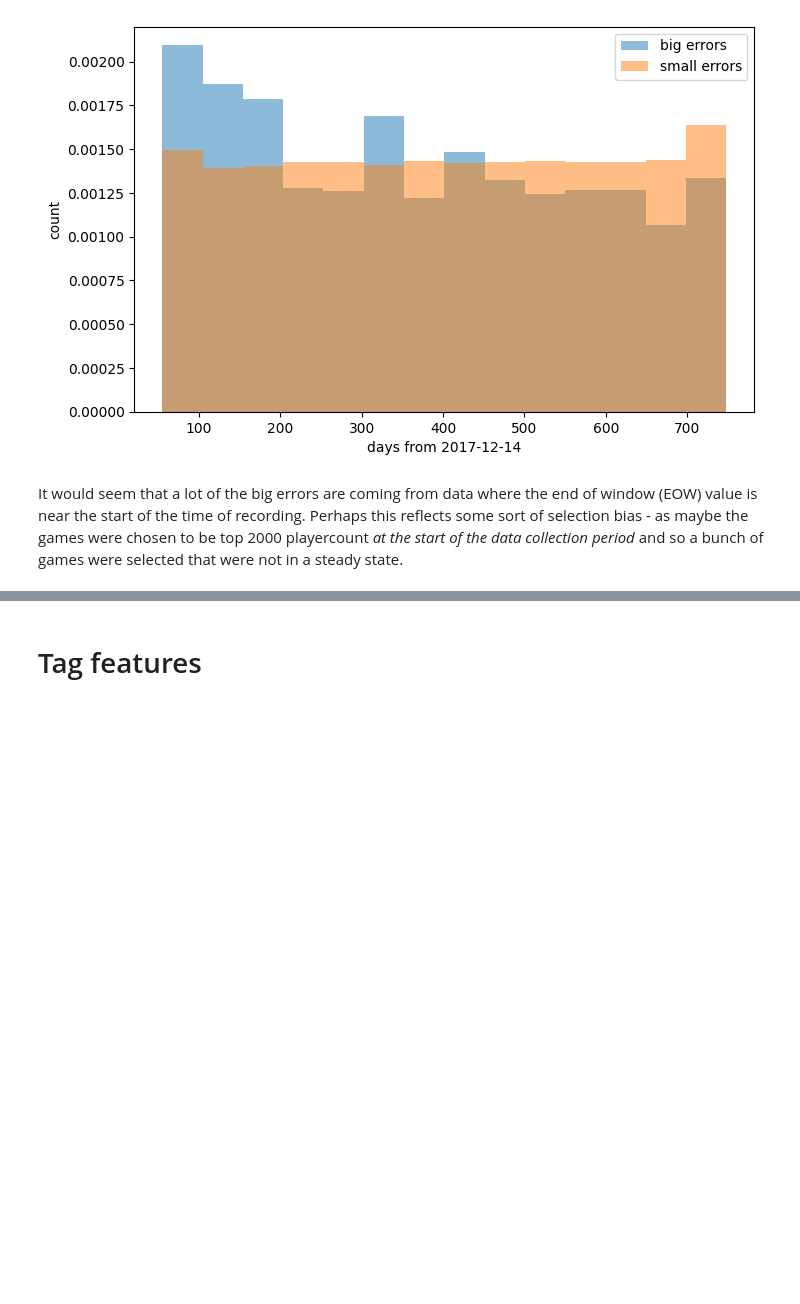
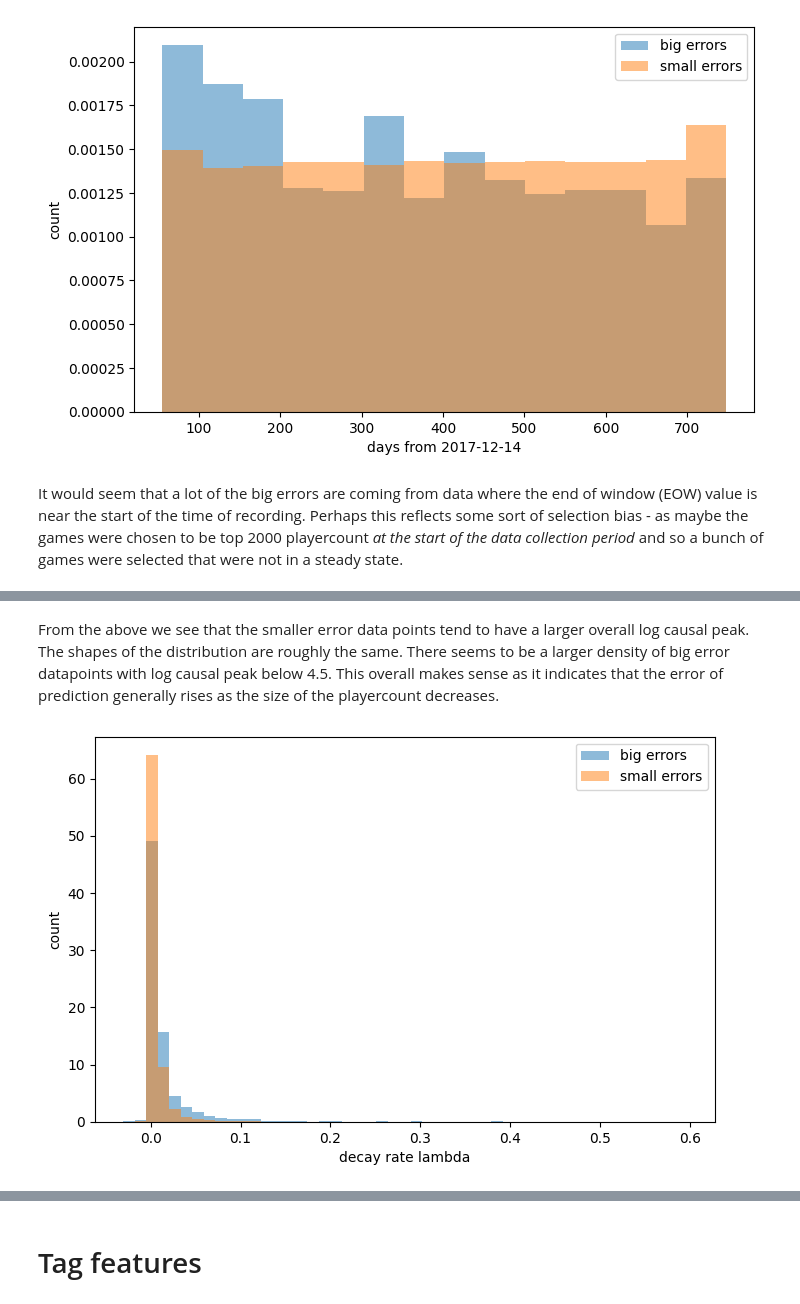
Before and after one commit to su-jai/player_forecasting, a Jupyter notebook: notebooks/data_engineering.ipynb, the cells around one changed output, grey strips where cells are left out. Cells and saved outputs as stored; diff of their text form; code cells hidden in the pictures; blank space fills up the shorter version.

```diff
--- a/notebooks/data_engineering.ipynb
+++ b/notebooks/data_engineering.ipynb
@@ -1165,0 +1188,23 @@ It would seem that a lot of the big errors are coming from data where the end of
+# %% [markdown]
+From the above we see that the smaller error data points tend to have a larger overall log causal peak. The shapes of the distribution are roughly the same. There seems to be a larger density of big error datapoints with log causal peak below 4.5. This overall makes sense as it indicates that the error of prediction generally rises as the size of the playercount decreases.
+# %%
+a = big_error_lam[~np.isnan(big_error_lam)]
+b = small_error_lam[~np.isnan(small_error_lam)]
+
+fig, ax = plt.subplots(figsize=(8, 5))
+
+bins = np.linspace(
+    min(a.min(), b.min()),
+    max(a.max(), b.max()),
+    50
+)   # shared edges so the bars line up
+
+ax.hist(a, bins=bins, alpha=0.5, label="big errors", density=True)
+ax.hist(b, bins=bins, alpha=0.5, label="small errors", density=True)
+
+ax.set_xlabel("decay rate lambda")
+ax.set_ylabel("count")
+ax.legend()
+plt.show()
+# %% [output]
+[figure, added]
```
Also changed, not shown: parts of 3 cells of this notebook.
